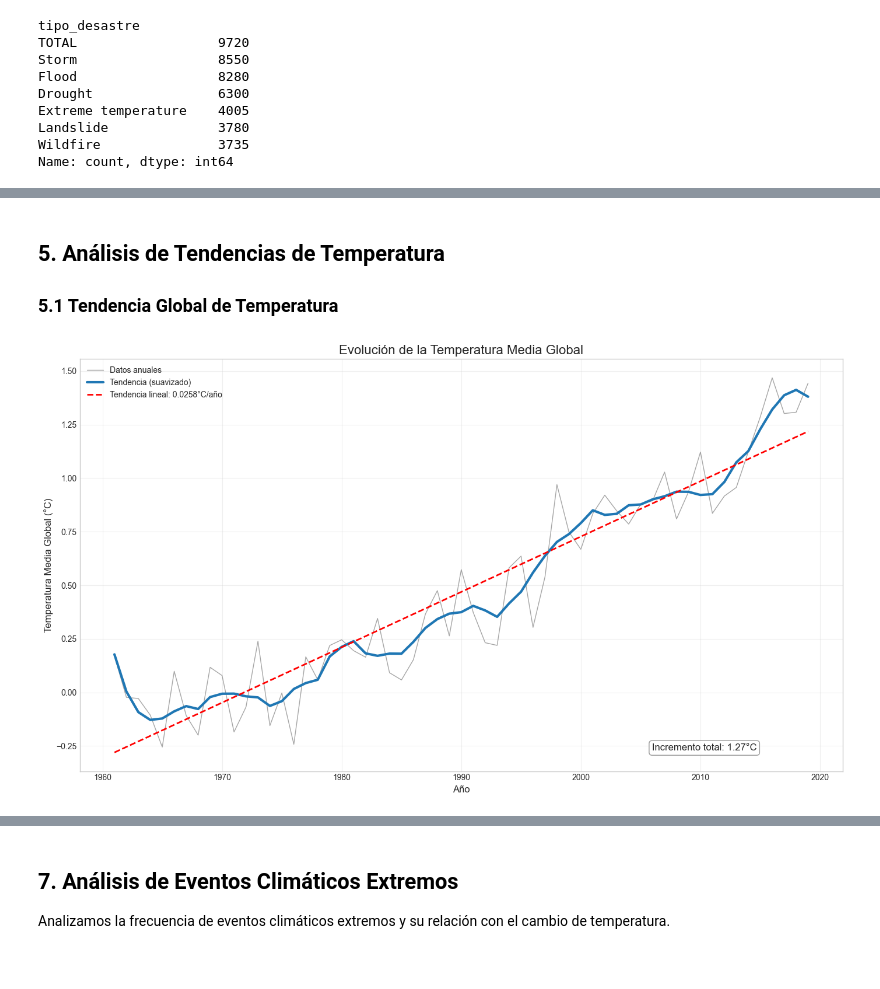
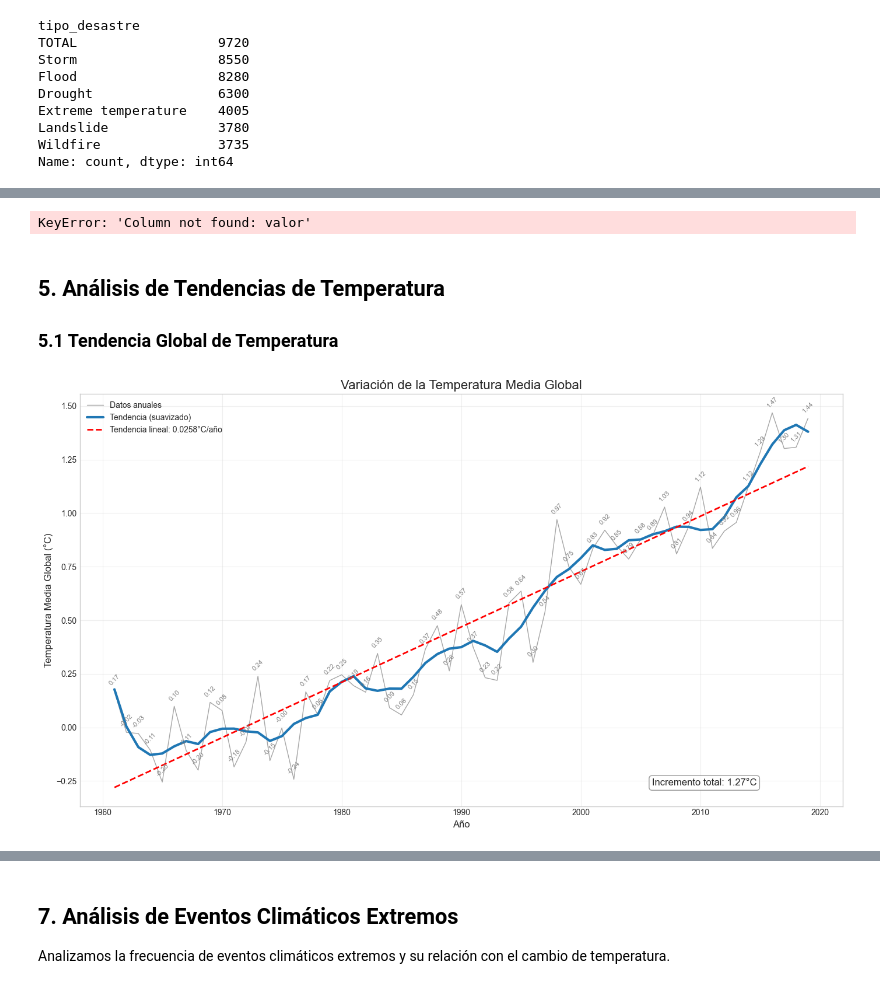
Before and after one commit to Oveer01/TFM-Cambio-Climatico, a Jupyter notebook: notebooks/analisis/02_analisis_temperatura_global.ipynb, the cells around one changed output, grey strips where cells are left out. Cells and saved outputs as stored; diff of their text form; code cells hidden in the pictures.

```diff
--- a/notebooks/analisis/02_analisis_temperatura_global.ipynb
+++ b/notebooks/analisis/02_analisis_temperatura_global.ipynb
@@ -474,12 +474,23 @@ display(disasters_by_type)
 
 # Visualizar la distribución de desastres por tipo
 plt.figure(figsize=(12, 6))
-sns.barplot(x=disasters_by_type.index, y=disasters_by_type.values)
-plt.title('Número Total de Desastres por Tipo', fontsize=14)
+ax = sns.barplot(
+    x=disasters_by_type.index,
+    y=disasters_by_type.values,
+    color="blue"
+)
+
+plt.title('Número Total de Desastres por Tipo (1980 -2024)', fontsize=14)
 plt.xlabel('Tipo de Desastre')
 plt.ylabel('Número de Desastres')
 plt.xticks(rotation=45)
 plt.grid(True, alpha=0.3)
+
+# Agregar valores encima de cada barra
+for i, v in enumerate(disasters_by_type.values):
+    ax.text(i, v + max(disasters_by_type.values)*0.01,
+            f"{v:,}", ha="center", va="bottom", fontsize=10, color="gray")
+
 plt.tight_layout()
 plt.show()
 # %% [output]
@@ -497,3 +535,47 @@ Name: frecuencia, dtype: float64
+# %%
+# ============================
+# Evolución desastres vs temperatura
+# ============================
+
+# Agrupar desastres por año
+disasters_by_year = df_disasters_long.groupby("anio")["frecuencia"].sum().reset_index()
+
+# Agrupar temperatura por año (ajustado a columnas reales)
+temp_by_year = df_temp.groupby("anio")["valor"].mean().reset_index()
+temp_by_year.rename(columns={"valor": "temperatura"}, inplace=True)
+
+# ============================
+# Graficar
+# ============================
+fig, ax1 = plt.subplots(figsize=(14, 7))
+
+# Serie de desastres
+ax1.plot(disasters_by_year["anio"], disasters_by_year["frecuencia"],
+         marker="o", color="darkred", linewidth=2.5, label="Nº de Desastres")
+ax1.set_xlabel("Año")
+ax1.set_ylabel("Número de Desastres", color="darkred")
+ax1.tick_params(axis="y", labelcolor="darkred")
+ax1.grid(True, alpha=0.3)
+
+# Segundo eje Y para temperatura
+ax2 = ax1.twinx()
+ax2.plot(temp_by_year["anio"], temp_by_year["temperatura"],
+         marker="s", color="blue", linewidth=2.5, label="Temperatura Media Global (°C)")
+ax2.set_ylabel("Temperatura Media Global (°C)", color="blue")
+ax2.tick_params(axis="y", labelcolor="blue")
+
+# Título
+plt.title("Evolución de la Cantidad de Desastres y la Temperatura Media Global", fontsize=16)
+
+# Leyendas combinadas
+lines1, labels1 = ax1.get_legend_handles_labels()
+lines2, labels2 = ax2.get_legend_handles_labels()
+ax1.legend(lines1 + lines2, labels1 + labels2, loc="upper left", fontsize=10)
+
+plt.tight_layout()
+plt.show()
+# %% [output]
+KeyError: 'Column not found: valor'
 # %% [markdown]
 ## 5. Análisis de Tendencias de Temperatura
 
@@ -511,37 +593,42 @@ plt.figure(figsize=(14, 8))
 
 # Graficar datos originales
 sns.lineplot(data=temp_global, x='anio', y='temperatura', linewidth=1, alpha=0.7, color='gray', label='Datos anuales')
+
+# Añadir etiquetas de valores anuales
+for i, row in temp_global.iterrows():
+    plt.text(row['anio'], row['temperatura']+0.02, f"{row['temperatura']:.2f}",
+             ha='center', va='bottom', fontsize=8, rotation=45, color="gray")
 
 # Aplicar suavizado para visualizar tendencia
 if len(temp_global) > 11:
     temp_global['temperatura_suavizada'] = savgol_filter(temp_global['temperatura'], 11, 3)
     sns.lineplot(data=temp_global, x='anio', y='temperatura_suavizada', linewidth=3, color='#1f77b4', label='Tendencia (suavizado)')
 
 # Añadir línea de tendencia lineal
 x = temp_global['anio']
 y = temp_global['temperatura']
 z = np.polyfit(x, y, 1)
 p = np.poly1d(z)
 plt.plot(x, p(x), "r--", linewidth=2, label=f'Tendencia lineal: {z[0]:.4f}°C/año')
 
 # Calcular y mostrar el incremento total
 temp_inicial = temp_global.loc[temp_global['anio'] == temp_global['anio'].min(), 'temperatura'].values[0]
 temp_final = temp_global.loc[temp_global['anio'] == temp_global['anio'].max(), 'temperatura'].values[0]
 incremento_total = temp_final - temp_inicial
 
 # Añadir anotación con incremento total
 plt.annotate(f'Incremento total: {incremento_total:.2f}°C',
             xy=(0.75, 0.05),
             xycoords='axes fraction',
             fontsize=12,
             bbox=dict(boxstyle="round,pad=0.3", fc="white", ec="gray", alpha=0.8))
 
 plt.xlabel('Año')
 plt.ylabel('Temperatura Media Global (°C)')
-plt.title('Evolución de la Temperatura Media Global', fontsize=16)
+plt.title('Variación de la Temperatura Media Global', fontsize=16)
 plt.grid(True, alpha=0.3)
 plt.legend()
 plt.tight_layout()
 plt.show()
 # %% [output]
-[figure, old version]
+[figure, new version]
```
Also changed, not shown: parts of 6 cells of this notebook, 27 other files.
